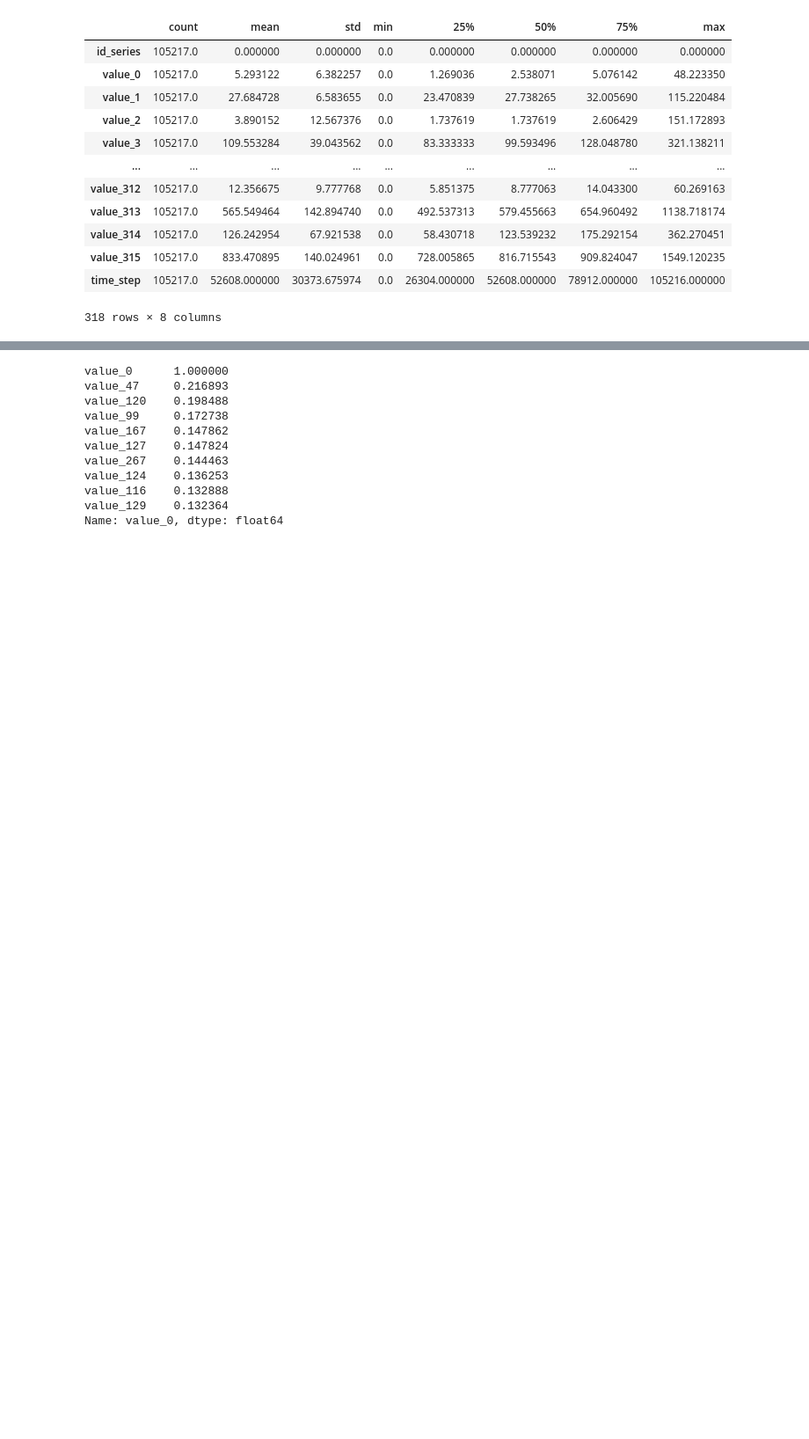
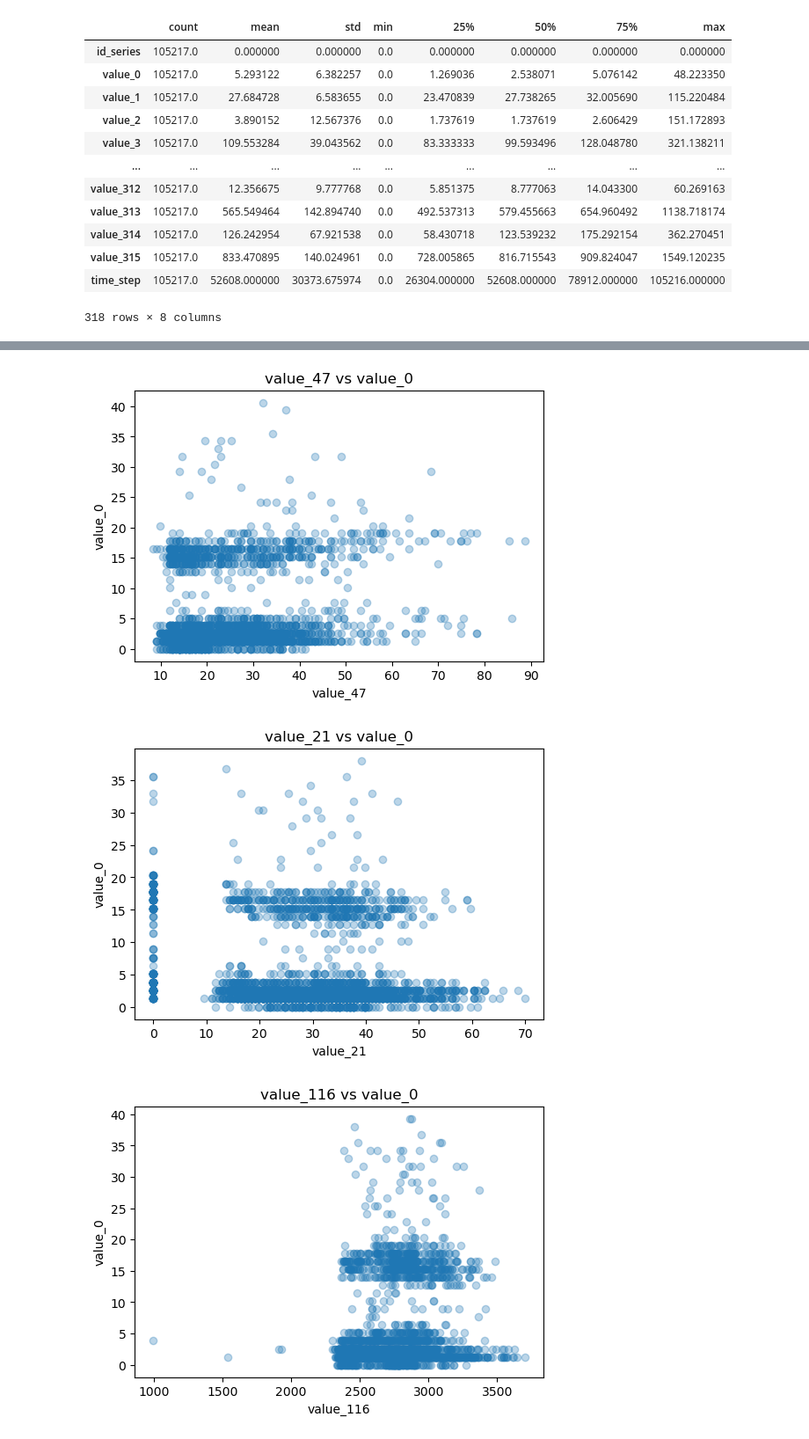
Before and after one commit to Sebika-K/CS4347_ElectricityLoadProject, a Jupyter notebook: notebooks/01_EDA.ipynb, the cells around one changed output, grey strips where cells are left out. Shown at 88% size. Cells and saved outputs as stored; diff of their text form; code cells hidden in the pictures; blank space fills up the shorter version.

```diff
--- a/notebooks/01_EDA.ipynb
+++ b/notebooks/01_EDA.ipynb
@@ -109,36 +117,15 @@ Name: value_0, Length: 318, dtype: float64
 # %%
-from sklearn.model_selection import train_test_split
-import pandas as pd
+top_features = corr.index[1:4]  # skip value_0 itself
 
-# Feature/target split
-X = df.drop(columns=["value_0"])
-y = df["value_0"]
-
-# Time-series split
-X_train, X_test, y_train, y_test = train_test_split(
-    X, y, test_size=0.2, shuffle=False
-)
-
-train_with_target = X_train.copy()
-train_with_target["value_0"] = y_train.values
-
-# Correlation
-corr_train = (
-    train_with_target
-    .corr(numeric_only=True)["value_0"]
-    .sort_values(ascending=False)
-)
-
-corr_train.head(10)
+for f in top_features:
+    plt.figure(figsize=(6,4))
+    sample_df = df[[f, target]].sample(3000)
+    plt.scatter(sample_df[f], sample_df[target], alpha=0.3)
+    plt.title(f"{f} vs {target}")
+    plt.xlabel(f)
+    plt.ylabel(target)
+    plt.show()
 # %% [output]
-value_0      1.000000
-value_47     0.216893
-value_120    0.198488
-value_99     0.172738
-value_167    0.147862
-value_127    0.147824
-value_267    0.144463
-value_124    0.136253
-value_116    0.132888
-value_129    0.132364
-Name: value_0, dtype: float64
+[figure, added]
+[figure, added]
+[figure, added]
```
Also changed, not shown: parts of 19 cells of this notebook.
